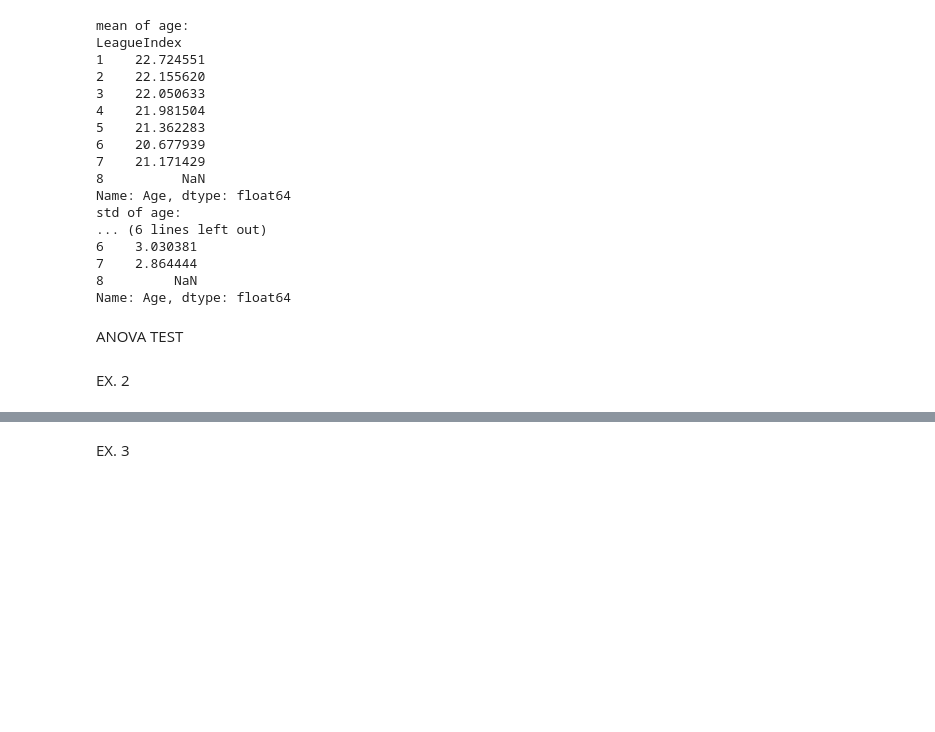
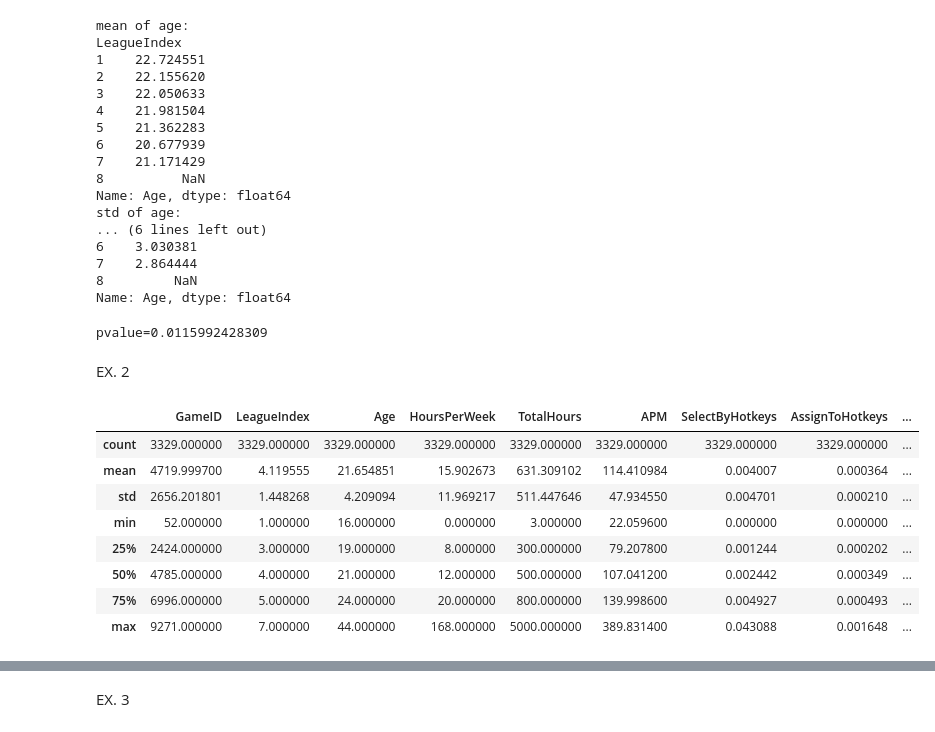
Before and after one commit to kaszubki/jp2dp, a Jupyter notebook: L10.ipynb, the cells around one changed output, grey strips where cells are left out. Drawn from its saved outputs; the diff is of its cells as text; code cells hidden in the pictures; blank space fills up the shorter version.

```diff
--- a/L10.ipynb
+++ b/L10.ipynb
@@ -63,7 +63,16 @@ std of age:
 7    2.864444
 8         NaN
 Name: Age, dtype: float64
-# %% [markdown]
-ANOVA TEST
+# %%
+#ANOVA TEST
+data = {}
+
+for league_index in range(1, 8):
+    data[league_index] = np.array(df.loc[df["LeagueIndex"] == league_index]['TotalHours'])
+
+test_result = scipy.stats.f_oneway(data.values()[0], data.values()[1])
+print("pvalue=" + str(test_result.pvalue))
+# %% [output]
+pvalue=0.0115992428309
 # %% [markdown]
 EX. 2
@@ -69,0 +82,12 @@ EX. 2
+# %%
+df2.describe()
+# %% [output]
+|  | GameID | LeagueIndex | Age | HoursPerWeek | TotalHours | APM | SelectByHotkeys | AssignToHotkeys | ... |
+| count | 3329.000000 | 3329.000000 | 3329.000000 | 3329.000000 | 3329.000000 | 3329.000000 | 3329.000000 | 3329.000000 | ... |
+| mean | 4719.999700 | 4.119555 | 21.654851 | 15.902673 | 631.309102 | 114.410984 | 0.004007 | 0.000364 | ... |
+| std | 2656.201801 | 1.448268 | 4.209094 | 11.969217 | 511.447646 | 47.934550 | 0.004701 | 0.000210 | ... |
+| min | 52.000000 | 1.000000 | 16.000000 | 0.000000 | 3.000000 | 22.059600 | 0.000000 | 0.000000 | ... |
+| 25% | 2424.000000 | 3.000000 | 19.000000 | 8.000000 | 300.000000 | 79.207800 | 0.001244 | 0.000202 | ... |
+| 50% | 4785.000000 | 4.000000 | 21.000000 | 12.000000 | 500.000000 | 107.041200 | 0.002442 | 0.000349 | ... |
+| 75% | 6996.000000 | 5.000000 | 24.000000 | 20.000000 | 800.000000 | 139.998600 | 0.004927 | 0.000493 | ... |
+| max | 9271.000000 | 7.000000 | 44.000000 | 168.000000 | 5000.000000 | 389.831400 | 0.043088 | 0.001648 | ... |
```
Also changed, not shown: parts of 7 cells of this notebook.
